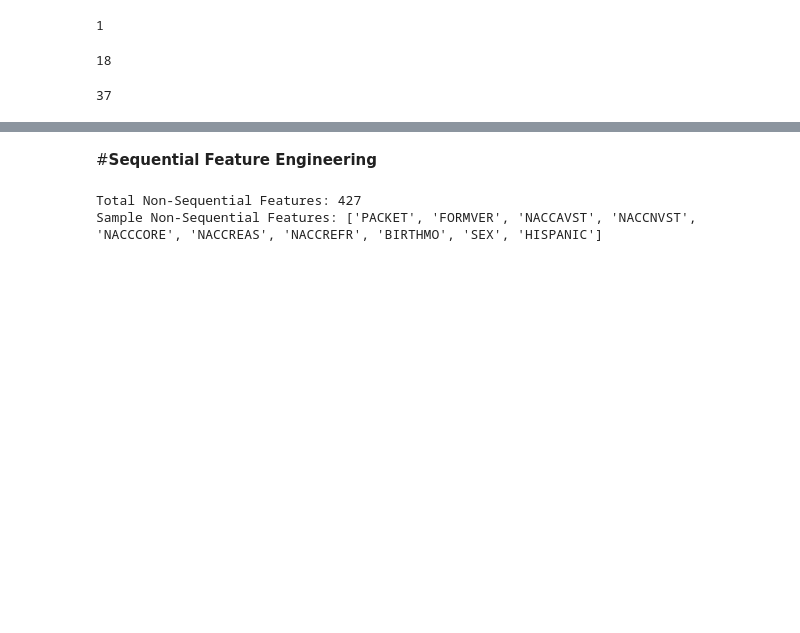
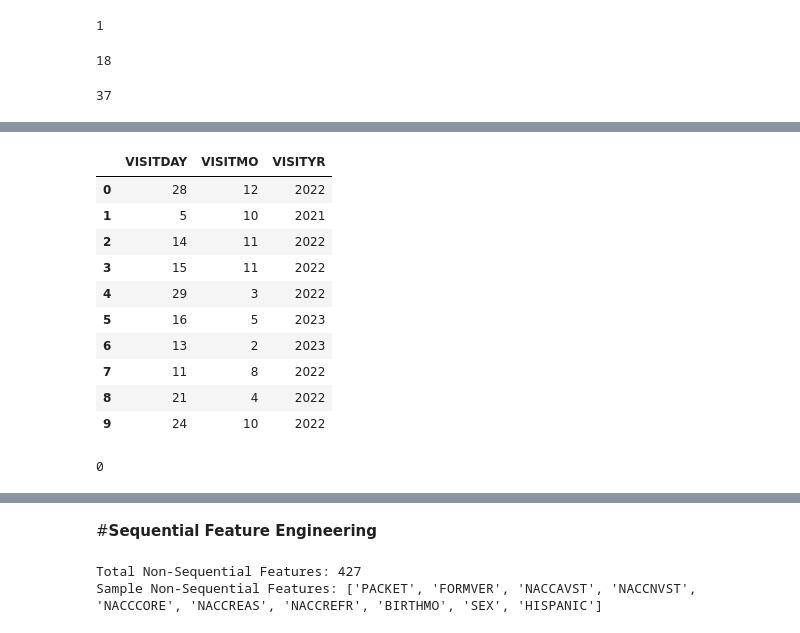
Before and after one commit to TonyNewness/AI_Detection_of_Early_Alzheimers, a Jupyter notebook: Hybrid_LSTMandFeedforward_correction_improving.ipynb, the cells around one changed output, grey strips where cells are left out. Cells and saved outputs as stored; diff of their text form; code cells hidden in the pictures; blank space fills up the shorter version.

```diff
--- a/Hybrid_LSTMandFeedforward_correction_improving.ipynb
+++ b/Hybrid_LSTMandFeedforward_correction_improving.ipynb
@@ -514,0 +515,19 @@ f"{least_visitors:,}"
+# %%
+date_columns = df[['VISITDAY', 'VISITMO', 'VISITYR']].head(10)
+date_columns
+# %% [output]
+|  | VISITDAY | VISITMO | VISITYR |
+| 0 | 28 | 12 | 2022 |
+| 1 | 5 | 10 | 2021 |
+| 2 | 14 | 11 | 2022 |
+| 3 | 15 | 11 | 2022 |
+| 4 | 29 | 3 | 2022 |
+| 5 | 16 | 5 | 2023 |
+| 6 | 13 | 2 | 2023 |
+| 7 | 11 | 8 | 2022 |
+| 8 | 21 | 4 | 2022 |
+| 9 | 24 | 10 | 2022 |
+# %%
+date_columns.isnull().sum().sum()
+# %% [output]
+0
```
Also changed, not shown: parts of 11 cells of this notebook.
